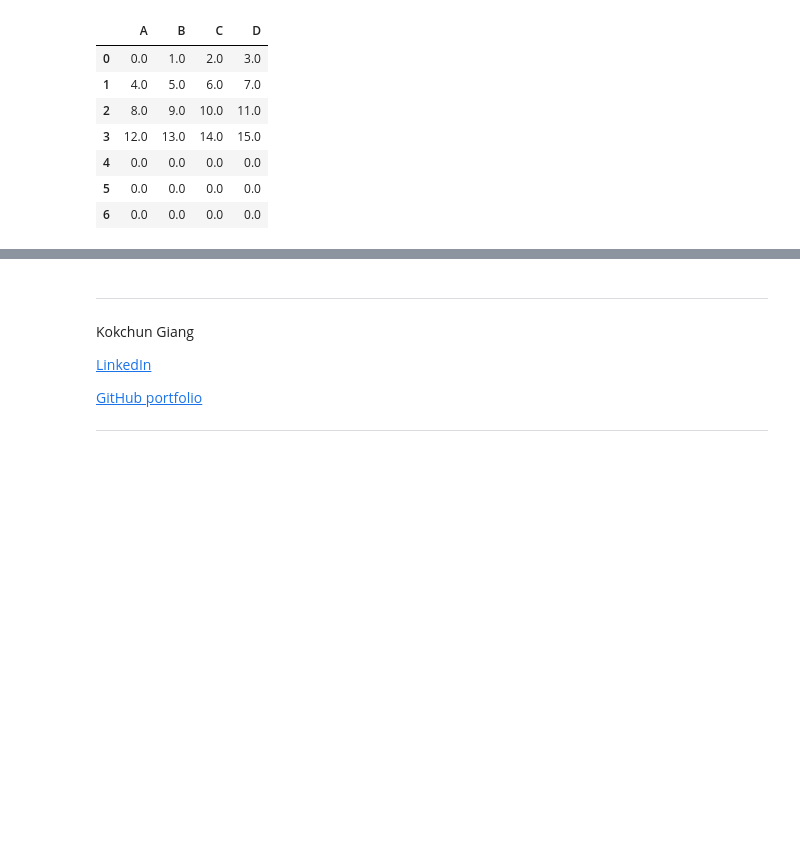
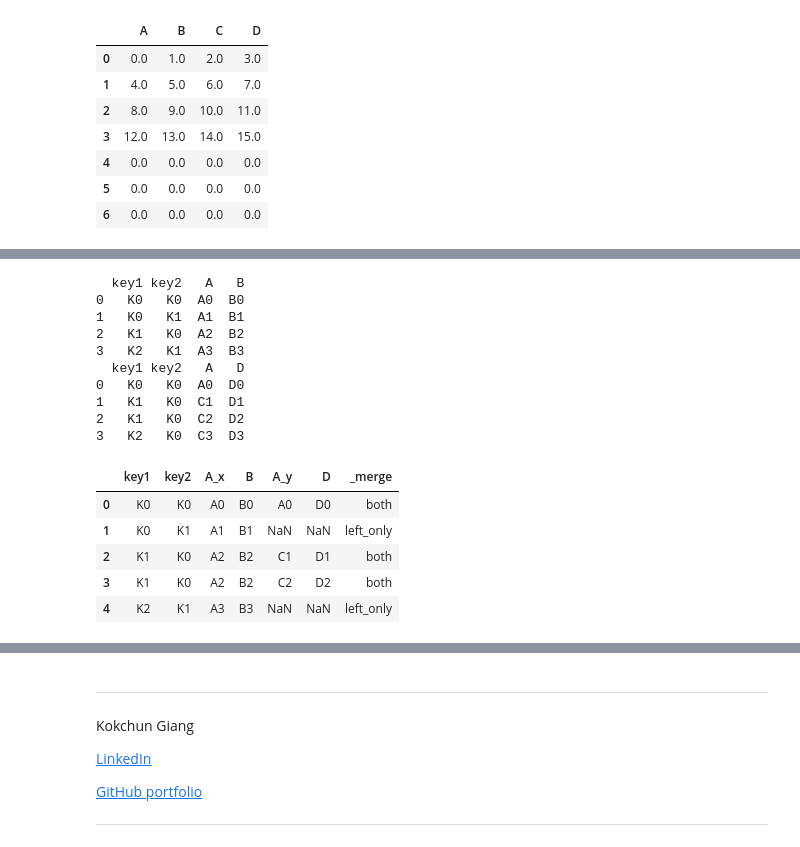
Before and after one commit to kokchun/Databehandling, a Jupyter notebook: Lectures/L3-merge.ipynb, the cells around one changed output, grey strips where cells are left out. Cells and saved outputs as stored; diff of their text form; code cells hidden in the pictures; blank space fills up the shorter version.

```diff
--- a/Lectures/L3-merge.ipynb
+++ b/Lectures/L3-merge.ipynb
@@ -122,0 +180,42 @@ df1.append(df2, ignore_index=True) # simple
+# %%
+left = pd.DataFrame(
+    {
+        "key1": ["K0", "K0", "K1", "K2"],
+        "key2": ["K0", "K1", "K0", "K1"],
+        "A": ["A0", "A1", "A2", "A3"],
+        "B": ["B0", "B1", "B2", "B3"],
+    }
+)
+
+right = pd.DataFrame(
+    {
+        "key1": ["K0", "K1", "K1", "K2"],
+        "key2": ["K0", "K0", "K0", "K0"],
+        "A": ["A0", "C1", "C2", "C3"],
+        "D": ["D0", "D1", "D2", "D3"],
+    }
+)
+
+print(left)
+
+print(right)
+
+# only keys present in left
+left.merge(right, on=["key1", "key2"], how="left", indicator=True)
+# %% [output]
+  key1 key2   A   B
+0   K0   K0  A0  B0
+1   K0   K1  A1  B1
+2   K1   K0  A2  B2
+3   K2   K1  A3  B3
+  key1 key2   A   D
+0   K0   K0  A0  D0
+1   K1   K0  C1  D1
+2   K1   K0  C2  D2
+3   K2   K0  C3  D3
+|  | key1 | key2 | A_x | B | A_y | D | _merge |
+| 0 | K0 | K0 | A0 | B0 | A0 | D0 | both |
+| 1 | K0 | K1 | A1 | B1 | NaN | NaN | left_only |
+| 2 | K1 | K0 | A2 | B2 | C1 | D1 | both |
+| 3 | K1 | K0 | A2 | B2 | C2 | D2 | both |
+| 4 | K2 | K1 | A3 | B3 | NaN | NaN | left_only |
```
Also changed, not shown: parts of 13 cells of this notebook.
